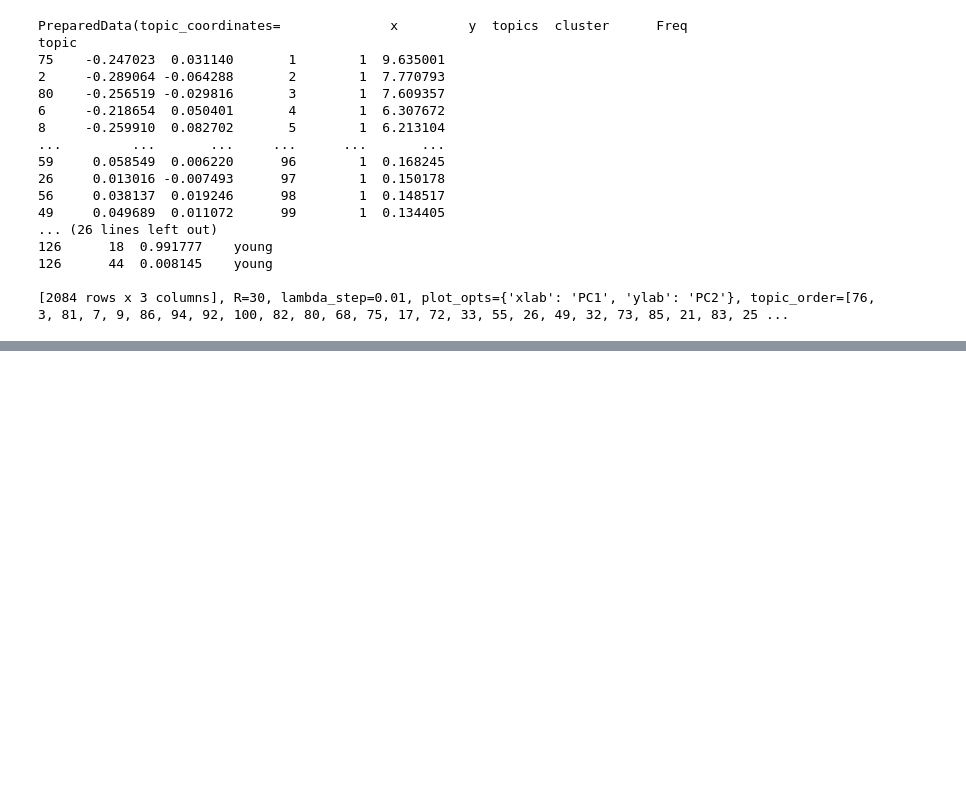
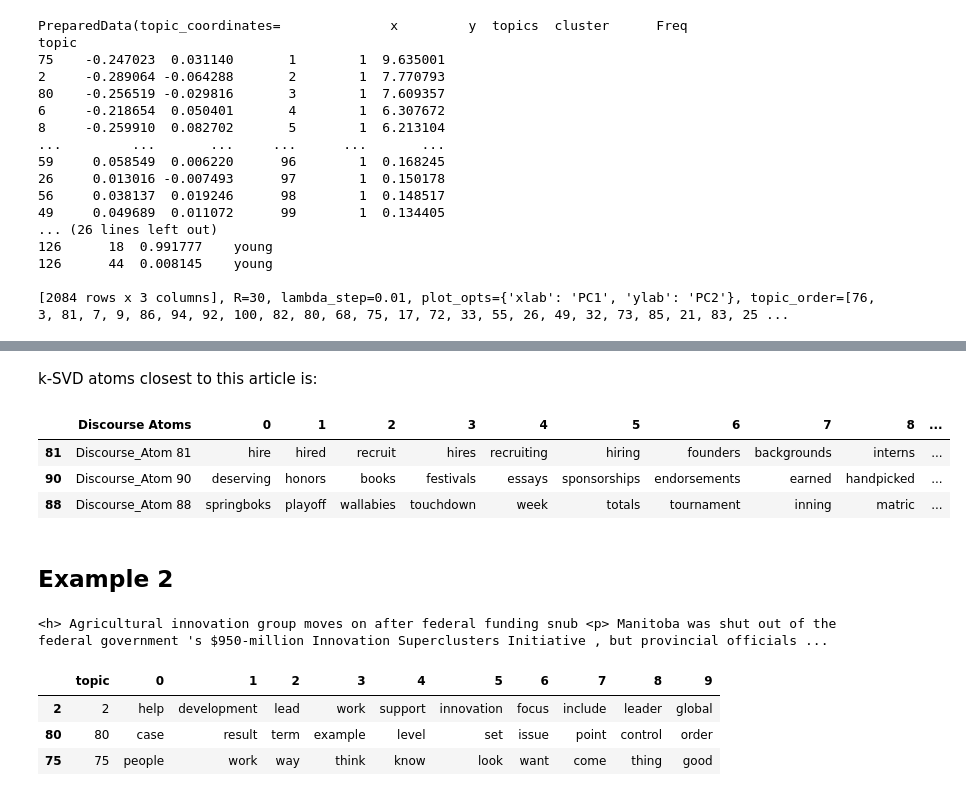
Before and after one commit to varshar16/K-SVD-Word-Embedding, a Jupyter notebook: ksvd-application.ipynb, the cells around one changed output, grey strips where cells are left out. Drawn from its saved outputs; the diff is of its cells as text; code cells hidden in the pictures; blank space fills up the shorter version.

```diff
--- a/ksvd-application.ipynb
+++ b/ksvd-application.ipynb
@@ -352,0 +385,9 @@ topic
+# %%
+from sklearn.metrics.pairwise import cosine_similarity
+sim_matrix = cosine_similarity(docs_vec, dictionary_t)
+# %%
+import heapq
+
+get_best_atoms = lambda v: heapq.nlargest(3, range(len(v)), v.take)
+# %%
+best_atoms_per_doc = np.apply_along_axis(get_best_atoms, 1, sim_matrix)
@@ -352,0 +422,23 @@ topic
+# %% [markdown]
+k-SVD atoms closest to this article is:
+# %%
+atoms_df.iloc[best_atoms_per_doc[idx], :11]
+# %% [output]
+|  | Discourse Atoms | 0 | 1 | 2 | 3 | 4 | 5 | 6 | 7 | 8 | ... |
+| 81 | Discourse_Atom 81 | hire | hired | recruit | hires | recruiting | hiring | founders | backgrounds | interns | ... |
+| 90 | Discourse_Atom 90 | deserving | honors | books | festivals | essays | sponsorships | endorsements | earned | handpicked | ... |
+| 88 | Discourse_Atom 88 | springboks | playoff | wallabies | touchdown | week | totals | tournament | inning | matric | ... |
+# %% [markdown]
+## Example 2
+# %%
+idx = np.random.randint(0, df.shape[0])
+print(df.loc[idx, 'text'][:1000])
+# %% [output]
+<h> Agricultural innovation group moves on after federal funding snub <p> Manitoba was shut out of the federal government 's $950-million Innovation Superclusters Initiative , but provincial officials ...
+# %%
+topic_df.iloc[best_topics_per_doc[idx], :]
+# %% [output]
+|  | topic | 0 | 1 | 2 | 3 | 4 | 5 | 6 | 7 | 8 | 9 |
+| 2 | 2 | help | development | lead | work | support | innovation | focus | include | leader | global |
+| 80 | 80 | case | result | term | example | level | set | issue | point | control | order |
+| 75 | 75 | people | work | way | think | know | look | want | come | thing | good |
```
Also changed, not shown: parts of 30 cells of this notebook.
